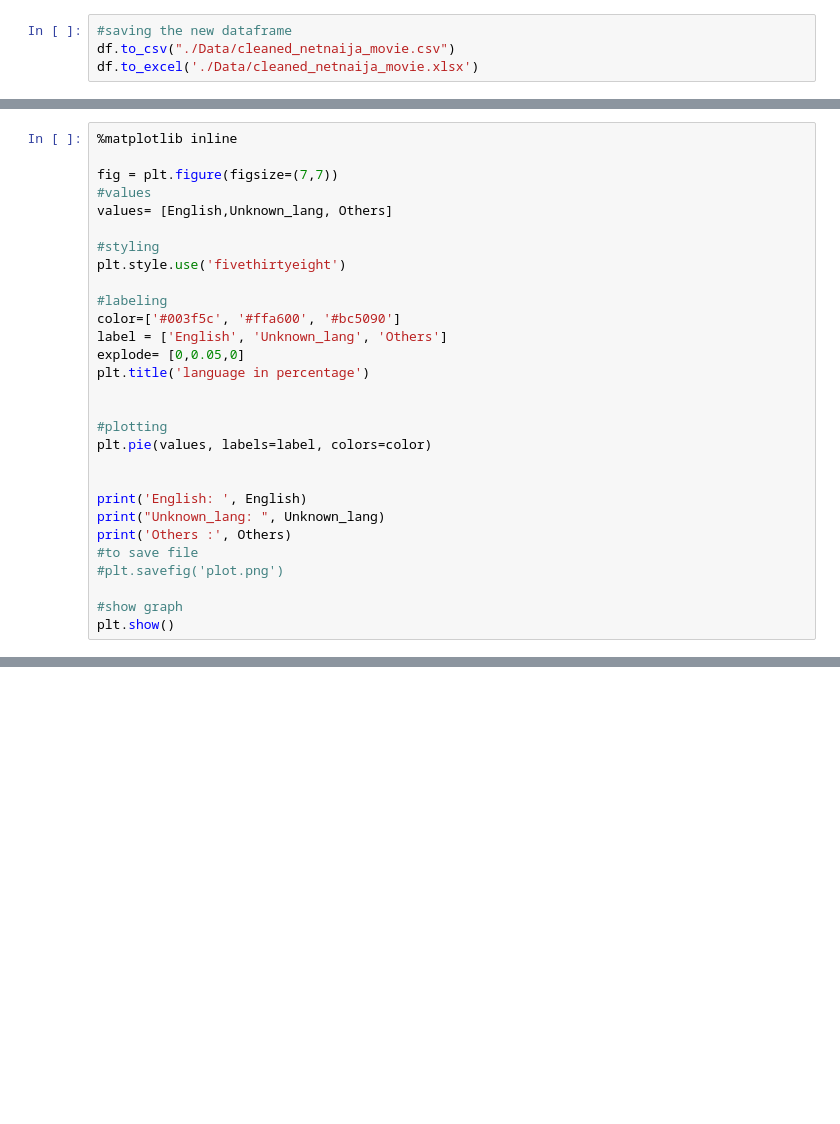
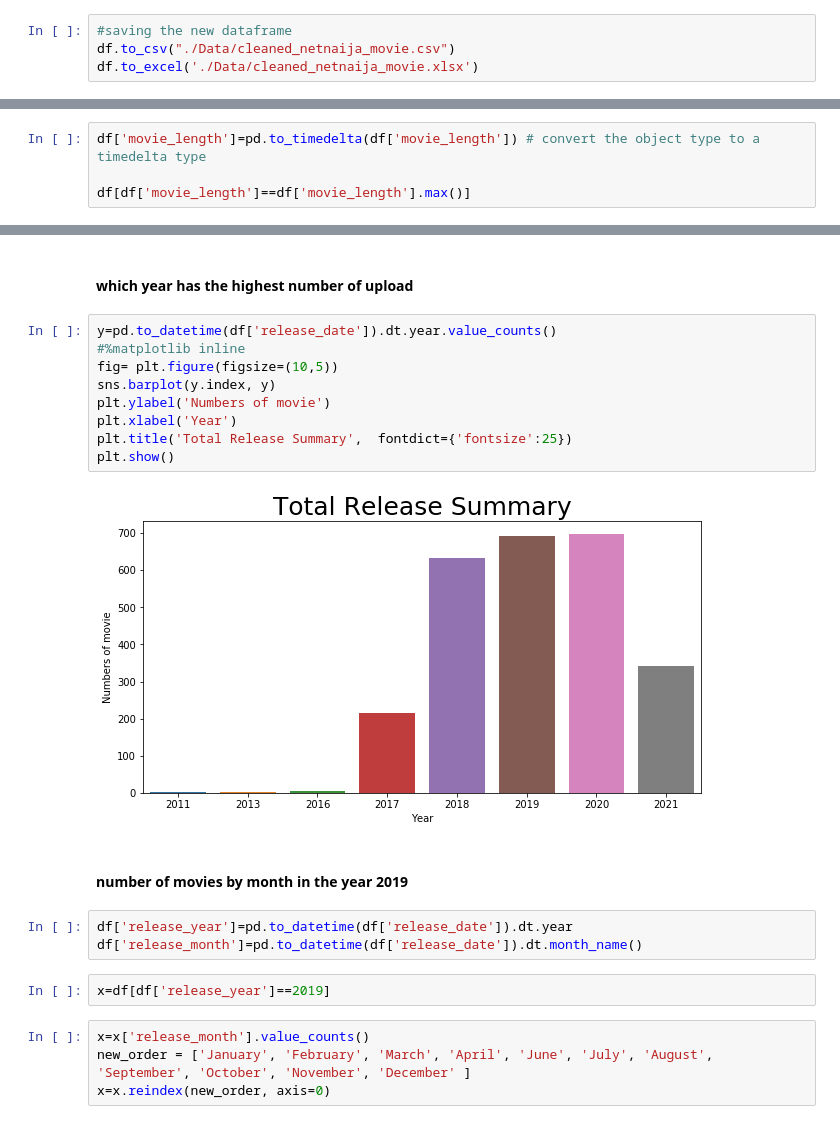
Before and after one commit to Sachimugu/Data-Analysis, a Jupyter notebook: Net_naija/netnaija.ipynb, the cells around one changed output, grey strips where cells are left out. Drawn from its saved outputs; the diff is of its cells as text; blank space fills up the shorter version.

Commit message:
visualisation

```diff
--- a/Net_naija/netnaija.ipynb
+++ b/Net_naija/netnaija.ipynb
@@ -290,29 +192,0 @@ plt.show()
-# %%
-%matplotlib inline
-
-fig = plt.figure(figsize=(7,7))
-#values
-values= [English,Unknown_lang, Others]
-
-#styling
-plt.style.use('fivethirtyeight')
-
-#labeling
-color=['#003f5c', '#ffa600', '#bc5090']
-label = ['English', 'Unknown_lang', 'Others']
-explode= [0,0.05,0]
-plt.title('language in percentage')
-
-
-#plotting
-plt.pie(values, labels=label, colors=color)
-
-
-print('English: ', English)
-print("Unknown_lang: ", Unknown_lang)
-print('Others :', Others)
-#to save file
-#plt.savefig('plot.png')
-
-#show graph
-plt.show()
@@ -325,0 +203,4 @@ Others : 25.983638488507992
+# %%
+df['movie_length']=pd.to_timedelta(df['movie_length']) # convert the object type to a timedelta type
+
+df[df['movie_length']==df['movie_length'].max()]
@@ -325,0 +211,24 @@ Others : 25.983638488507992
+# %% [markdown]
+#### which year has the highest number of upload
+# %%
+y=pd.to_datetime(df['release_date']).dt.year.value_counts()
+#%matplotlib inline
+fig= plt.figure(figsize=(10,5))
+sns.barplot(y.index, y)
+plt.ylabel('Numbers of movie')
+plt.xlabel('Year')
+plt.title('Total Release Summary',  fontdict={'fontsize':25})
+plt.show()
+# %% [output]
+[figure, added]
+# %% [markdown]
+#### number of movies by month in the year 2019
+# %%
+df['release_year']=pd.to_datetime(df['release_date']).dt.year
+df['release_month']=pd.to_datetime(df['release_date']).dt.month_name()
+# %%
+x=df[df['release_year']==2019]
+# %%
+x=x['release_month'].value_counts()
+new_order = ['January', 'February', 'March', 'April', 'June', 'July', 'August', 'September', 'October', 'November', 'December' ]
+x=x.reindex(new_order, axis=0)
```
Also changed, not shown: parts of 26 cells of this notebook, 2 other files.
